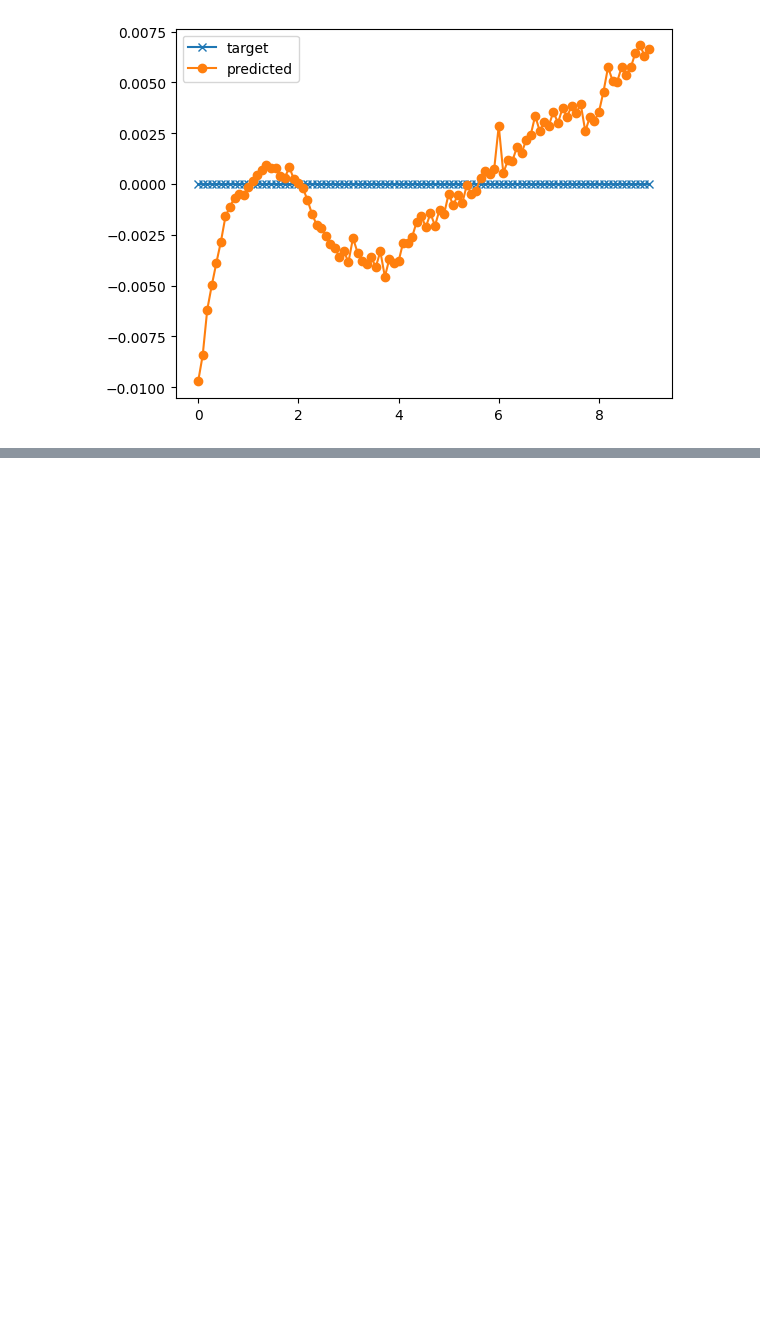
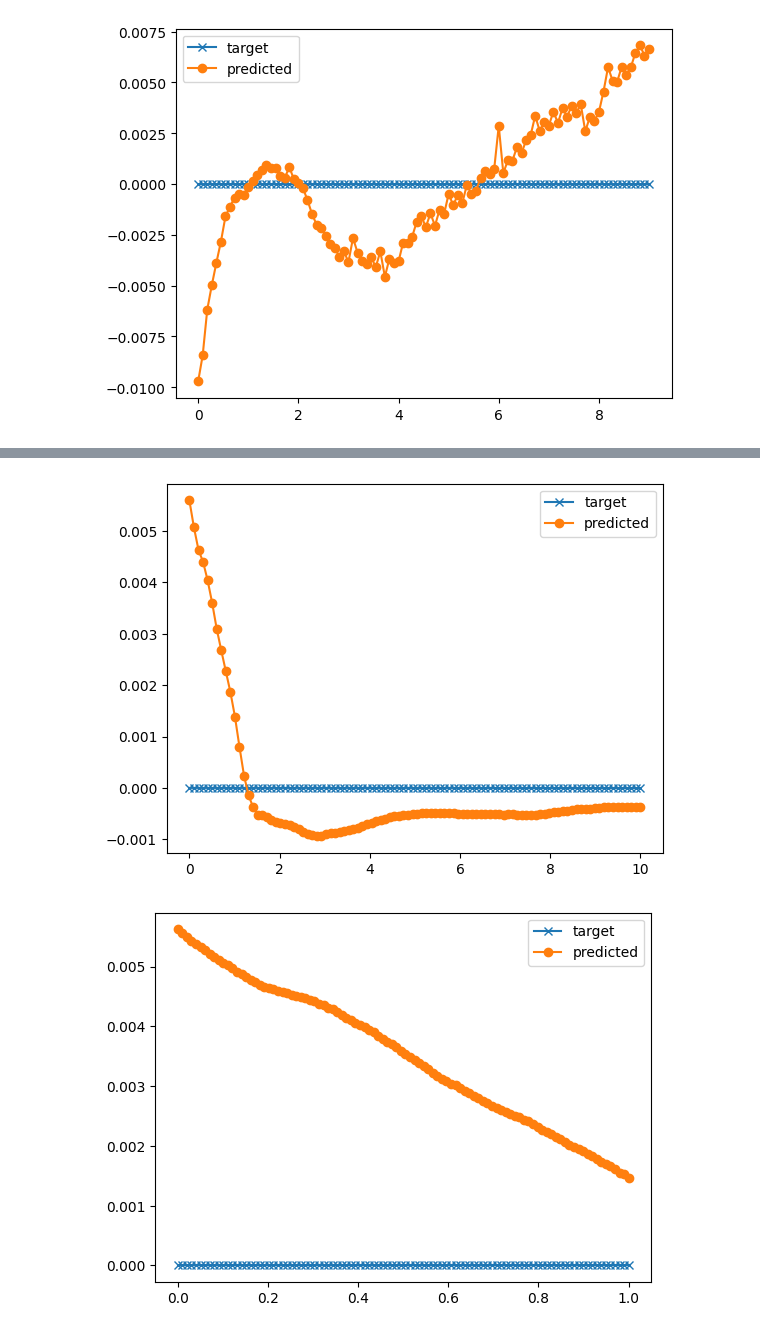
Before and after one commit to jamesterryxu/dsa-2024, a Jupyter notebook: GNNs/Mesh_GNNs.ipynb, the cells around one changed output, grey strips where cells are left out. Drawn from its saved outputs; the diff is of its cells as text; code cells hidden in the pictures; blank space fills up the shorter version.

```diff
--- a/GNNs/Mesh_GNNs.ipynb
+++ b/GNNs/Mesh_GNNs.ipynb
@@ -529,8 +529,9 @@ def plot_results(model, dataloader):
         pred, target = model(graph)
         pred = pred.detach().cpu().numpy()
         target = target.detach().cpu().numpy()
-        plt.plot(graph.x[:,0], target, label='target', marker='x')
-        plt.plot(graph.x[:,0], pred, label='predicted', marker='o')
+        x_coord = graph.x[:,0].detach().cpu().numpy()
+        plt.plot(x_coord, target, label='target', marker='x')
+        plt.plot(x_coord, pred, label='predicted', marker='o')
         plt.legend()
         plt.show()
 # %%
@@ -548,0 +573,3 @@ plot_results(simulator, test_dataloader)
+# %%
+pred, target = simulator(test_dataloader[0])
+loss_total(test_dataloader[0].x, pred, target, torch.tensor(10.0))
@@ -548,0 +686,19 @@ plot_results(simulator, test_dataloader)
+# %%
+# Test the model
+def test_PDE(model, dataloader):
+    loss = 0
+    for batch_index, graph in enumerate(dataloader):
+        model.eval()
+        graph = graph.to(device)
+        pred, target = model(graph)
+        loss += F.mse_loss(pred, target).item()
+
+    return loss / len(dataloader)
+
+test_PDE(model, test_dataloader)
+
+# Plot the results
+plot_results(model, test_dataloader)
+# %% [output]
+[figure, added]
+[figure, added]
```
Also changed, not shown: parts of 5 cells of this notebook, 1 other file.
